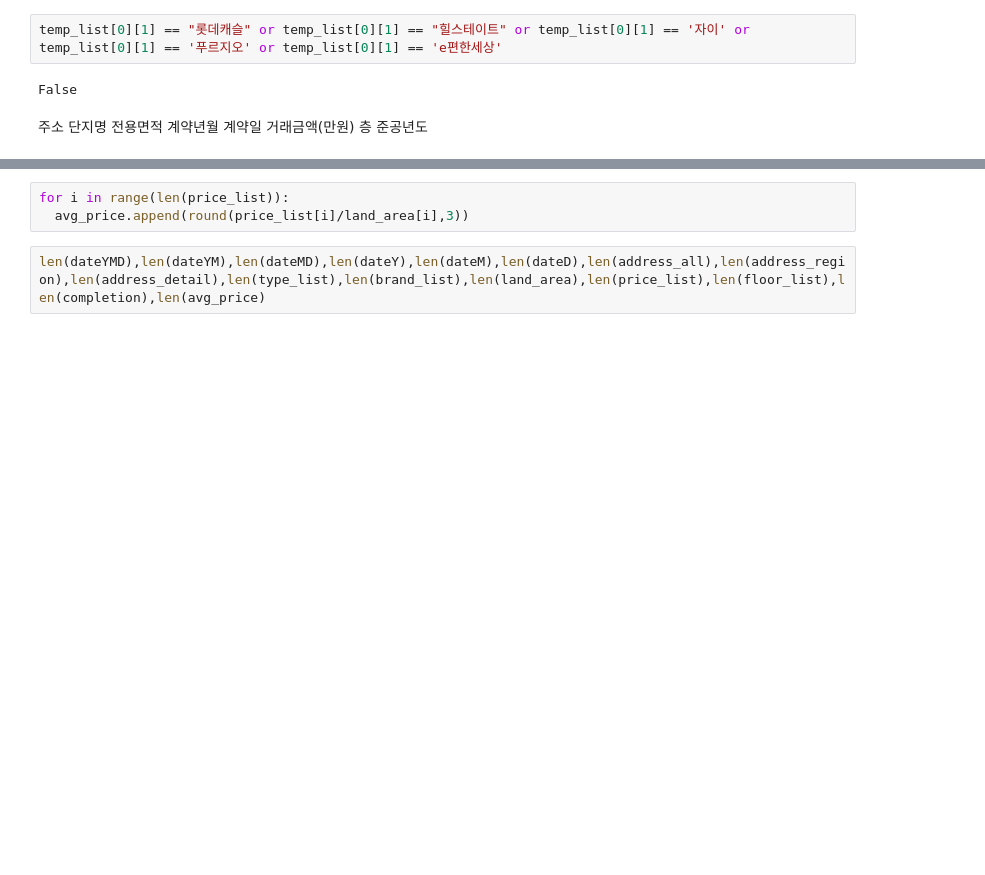
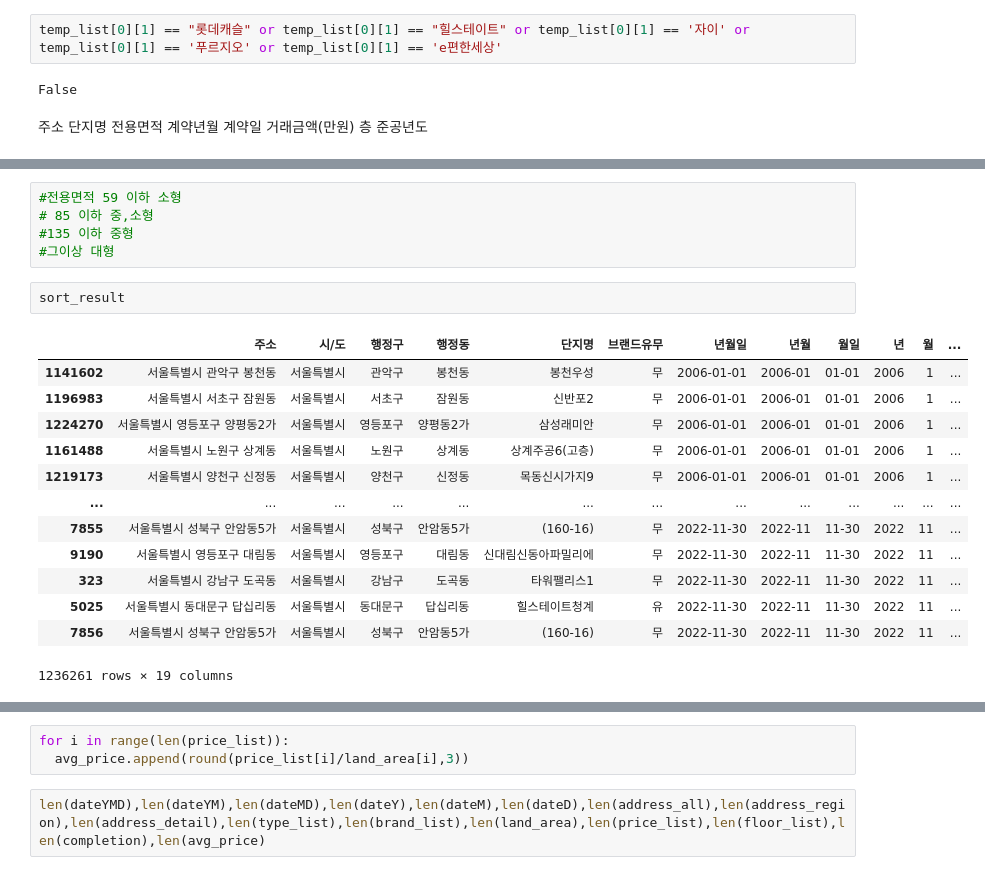
Before and after one commit to Ohjinseo2022/Showmeeverything, a Jupyter notebook: 시각화프로젝트전처리.ipynb, the cells around one changed output, grey strips where cells are left out. Saved outputs shown, nothing was run; the diff lists cells and outputs as text; blank space fills up the shorter version.

```diff
--- a/시각화프로젝트전처리.ipynb
+++ b/시각화프로젝트전처리.ipynb
@@ -165 +208,22 @@ sort_result = resultdf.sort_values(by=['년월일'])
 sort_result.to_csv("/content/drive/MyDrive/시각화프로젝트/아파트(매매)/아파트매매초기.csv",index=False,encoding = 'cp949')
+# %%
+#전용면적 59 이하 소형
+# 85 이하 중,소형
+#135 이하 중형
+#그이상 대형
+# %%
+sort_result
+# %% [output]
+|  | 주소 | 시/도 | 행정구 | 행정동 | 단지명 | 브랜드유무 | 년월일 | 년월 | 월일 | 년 | 월 | ... |
+| 1141602 | 서울특별시 관악구 봉천동 | 서울특별시 | 관악구 | 봉천동 | 봉천우성 | 무 | 2006-01-01 | 2006-01 | 01-01 | 2006 | 1 | ... |
+| 1196983 | 서울특별시 서초구 잠원동 | 서울특별시 | 서초구 | 잠원동 | 신반포2 | 무 | 2006-01-01 | 2006-01 | 01-01 | 2006 | 1 | ... |
+| 1224270 | 서울특별시 영등포구 양평동2가 | 서울특별시 | 영등포구 | 양평동2가 | 삼성래미안 | 무 | 2006-01-01 | 2006-01 | 01-01 | 2006 | 1 | ... |
+| 1161488 | 서울특별시 노원구 상계동 | 서울특별시 | 노원구 | 상계동 | 상계주공6(고층) | 무 | 2006-01-01 | 2006-01 | 01-01 | 2006 | 1 | ... |
+| 1219173 | 서울특별시 양천구 신정동 | 서울특별시 | 양천구 | 신정동 | 목동신시가지9 | 무 | 2006-01-01 | 2006-01 | 01-01 | 2006 | 1 | ... |
+| ... | ... | ... | ... | ... | ... | ... | ... | ... | ... | ... | ... | ... |
+| 7855 | 서울특별시 성북구 안암동5가 | 서울특별시 | 성북구 | 안암동5가 | (160-16) | 무 | 2022-11-30 | 2022-11 | 11-30 | 2022 | 11 | ... |
+| 9190 | 서울특별시 영등포구 대림동 | 서울특별시 | 영등포구 | 대림동 | 신대림신동아파밀리에 | 무 | 2022-11-30 | 2022-11 | 11-30 | 2022 | 11 | ... |
+| 323 | 서울특별시 강남구 도곡동 | 서울특별시 | 강남구 | 도곡동 | 타워팰리스1 | 무 | 2022-11-30 | 2022-11 | 11-30 | 2022 | 11 | ... |
+| 5025 | 서울특별시 동대문구 답십리동 | 서울특별시 | 동대문구 | 답십리동 | 힐스테이트청계 | 유 | 2022-11-30 | 2022-11 | 11-30 | 2022 | 11 | ... |
+| 7856 | 서울특별시 성북구 안암동5가 | 서울특별시 | 성북구 | 안암동5가 | (160-16) | 무 | 2022-11-30 | 2022-11 | 11-30 | 2022 | 11 | ... |
+1236261 rows × 19 columns
```
Also changed, not shown: parts of 16 cells of this notebook.
